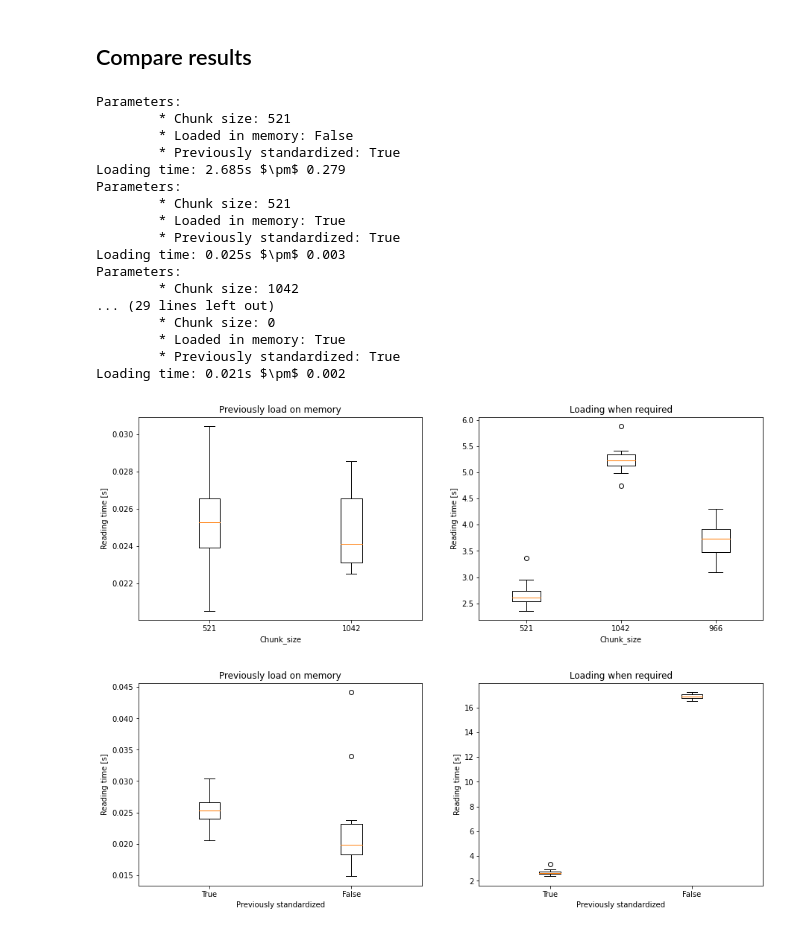
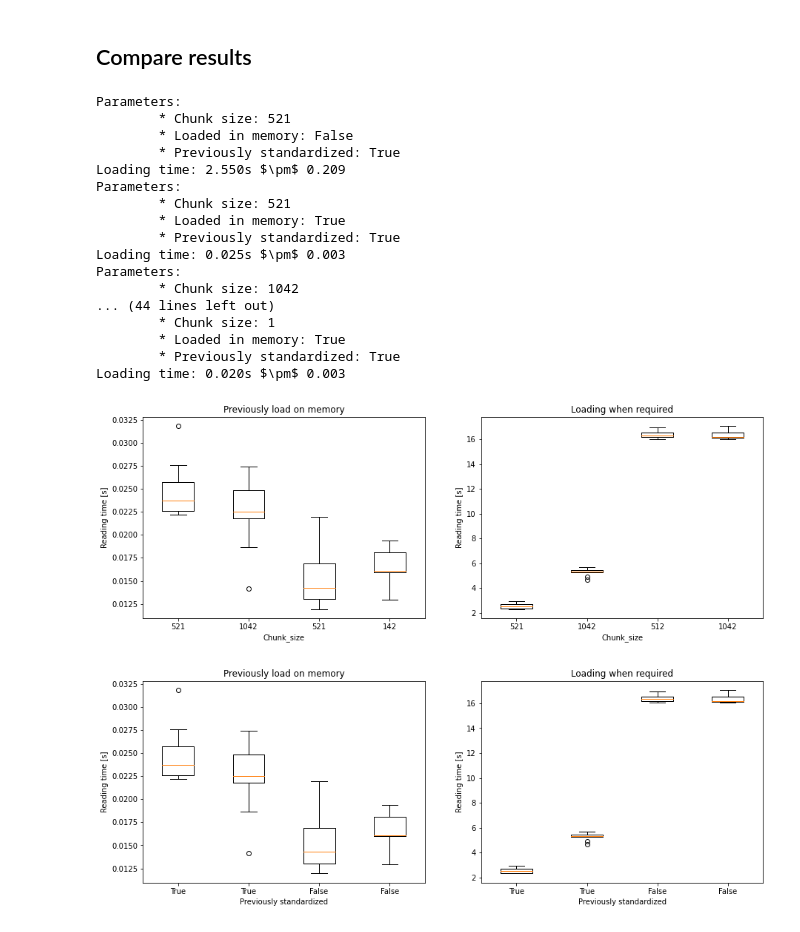
Before and after one commit to deepsphere/deepsphere-weather, a Jupyter notebook: notebooks/benchmark_training_time.ipynb, the cells around one changed output. Saved outputs shown, nothing was run; the diff lists cells and outputs as text; code cells hidden in the pictures.

```diff
--- a/notebooks/benchmark_training_time.ipynb
+++ b/notebooks/benchmark_training_time.ipynb
@@ -572,7 +641,7 @@ Batch idx: 9; Loss: 3983.786Reading time: 16.906878447532655 +- 0.21405385711629
 * data previously standardized = True --> data_standardized = False
 # %%
-chunk_size = 521#483*2 #483
-load_ram = True
+chunk_size = 521*2#483*2 #483
+load_ram = False
 data_standardized = False
 # %%
 times7 = generate_comparison(chunk_size, load_ram, data_standardized)
@@ -596,0 +672,6 @@ Batch idx: 9; Loss: 3428.784Reading time: 0.023218703269958497 +- 0.008549177214
+# %%
+chunk_size = 142#483*2 #483
+load_ram = True
+data_standardized = False
+# %%
+times8 = generate_comparison(chunk_size, load_ram, data_standardized)
@@ -605,6 +766,6 @@ chunk_size = 0#483*2 #483
 load_ram = False
 data_standardized = True
 # %%
-times8 = generate_comparison(chunk_size, load_ram, data_standardized, chunk=False)
+times11 = generate_comparison(chunk_size, load_ram, data_standardized, chunk=False)
 # %% [output]
 Epoch : 0
@@ -658,14 +1001,14 @@ Batch idx: 9; Loss: 5.962Reading time: 0.020853233337402344 +- 0.002000684186534
 ## Compare results
 # %%
 t = []
-for times in [times1, times2, times3, times4, times5, times6, times7, times8, times9]:
+for times in [times1, times2, times3, times4, times5, times6, times7, times8, times9, times10, times11, times12]:
     times.print()
 # %% [output]
 Parameters:
         * Chunk size: 521
         * Loaded in memory: False
         * Previously standardized: True
-Loading time: 2.685s $\pm$ 0.279
+Loading time: 2.550s $\pm$ 0.209
 Parameters:
         * Chunk size: 521
         * Loaded in memory: True
@@ -673,33 +1016,33 @@ Parameters:
 Loading time: 0.025s $\pm$ 0.003
 Parameters:
         * Chunk size: 1042
-... (29 lines left out)
-        * Chunk size: 0
+... (44 lines left out)
+        * Chunk size: 1
         * Loaded in memory: True
         * Previously standardized: True
-Loading time: 0.021s $\pm$ 0.002
+Loading time: 0.020s $\pm$ 0.003
 # %%
-times_plot = [times1, times2, times3, times4, times5]
+times_plot = [times1, times2, times3, times4, times5, times6, times7, times8]
 
 t_loaded = [t for t in times_plot if t.loaded_in_memory]
 t_not_loaded = [t for t in times_plot if not t.loaded_in_memory]
 
 fig, ax = plt.subplots(1,2,figsize=(15,5))
 
 ax[0].set_title('Previously load on memory')
 ax[1].set_title('Loading when required')
 
 for i, t_list in enumerate([t_loaded, t_not_loaded]):
     ax[i].boxplot([t.times for t in t_list])
     ax[i].set_xticklabels([t.chunk_size for t in t_list])
     ax[i].set_xlabel('Chunk_size')
     ax[i].set_ylabel('Reading time [s]')
 
 plt.show()
 # %% [output]
-[figure, old version]
+[figure, new version]
 # %%
-times_plot = [times1, times2, times6, times7]
+times_plot = [times1, times2, times3, times4, times5, times6, times7, times8]
 
 t_loaded = [t for t in times_plot if t.loaded_in_memory]
 t_not_loaded = [t for t in times_plot if not t.loaded_in_memory]
@@ -717,4 +1060,4 @@ for i, t_list in enumerate([t_loaded, t_not_loaded]):
 
 plt.show()
 # %% [output]
-[figure, old version]
+[figure, new version]
```
Also changed, not shown: parts of 59 cells of this notebook.
